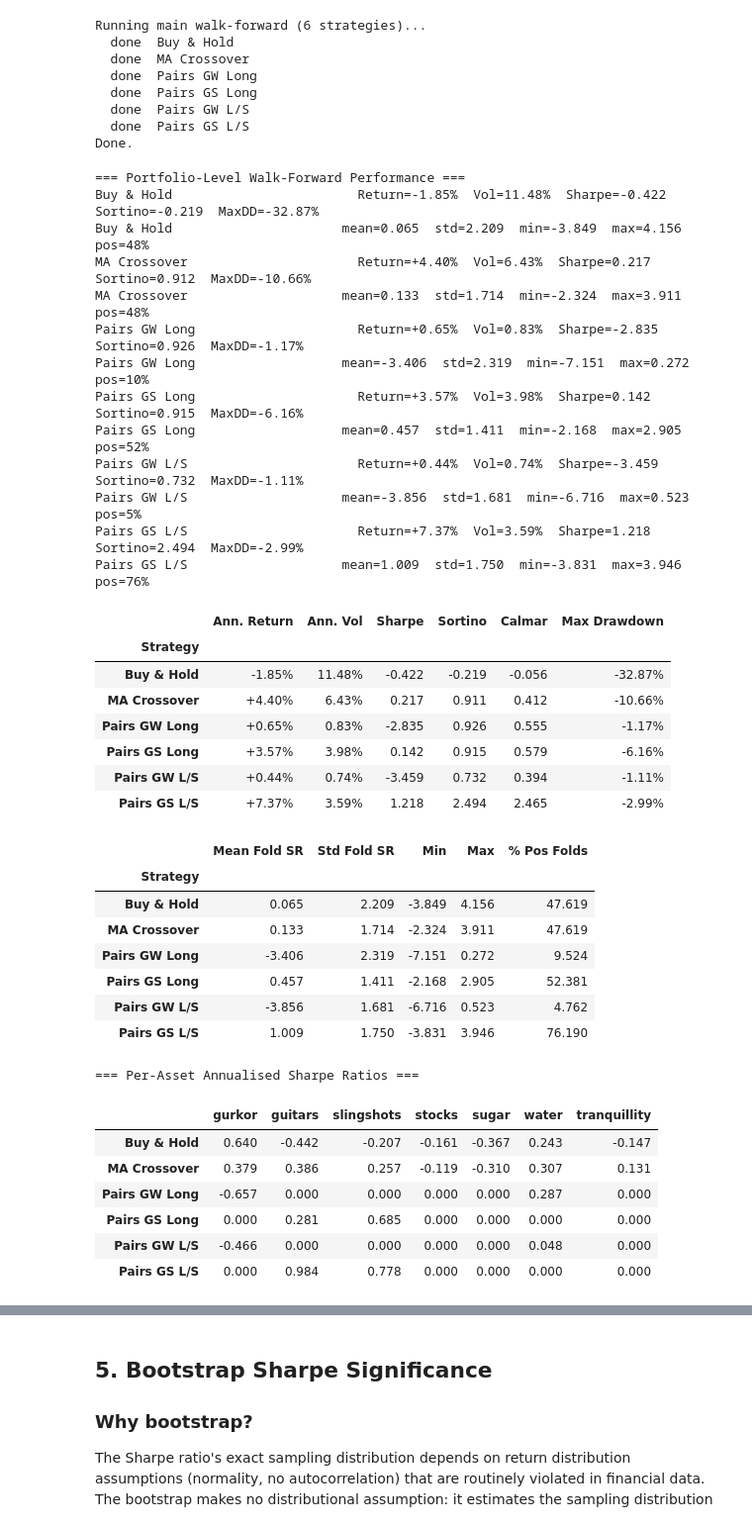
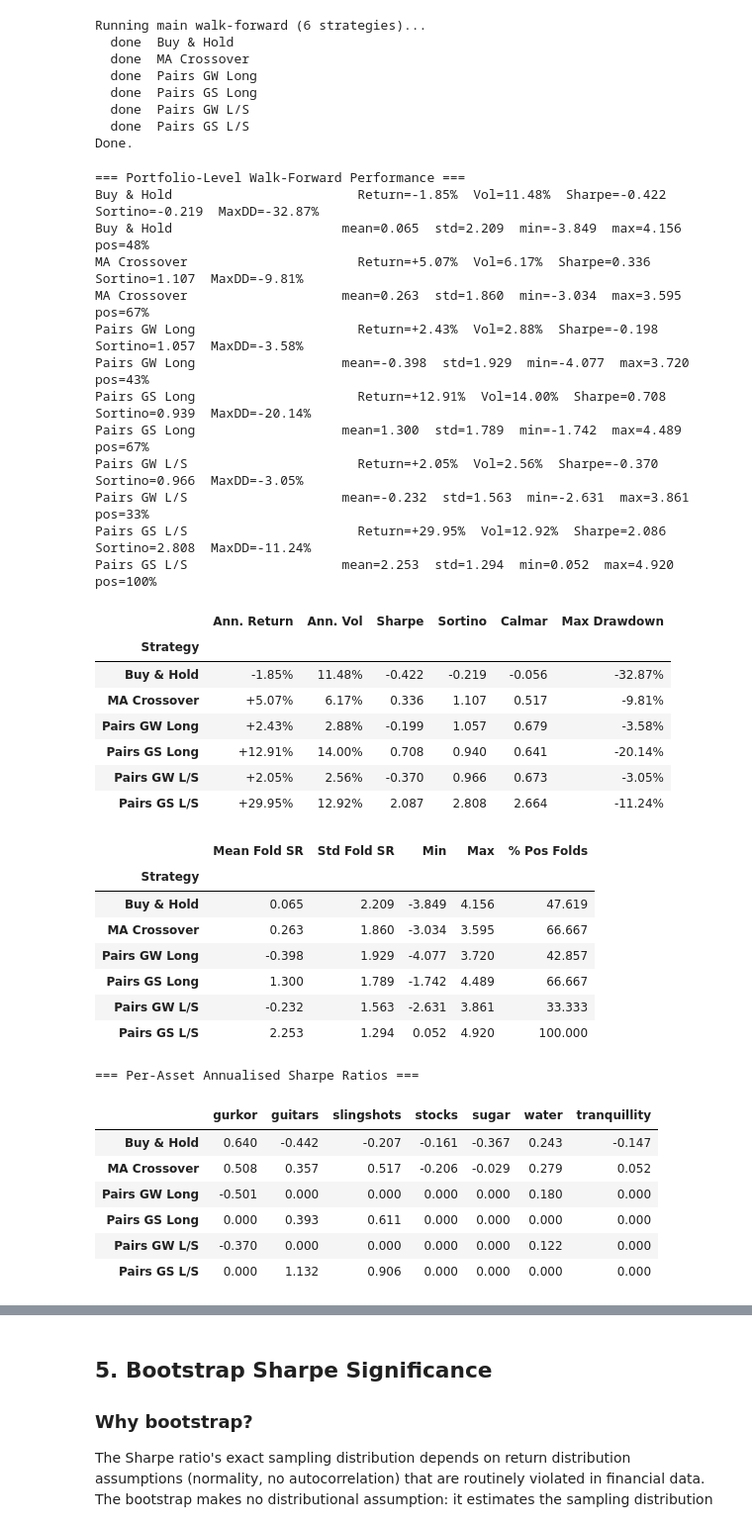
Before and after one commit to PeOll/TMS088, a Jupyter notebook: Subtasks-2/task4-merged.ipynb, the cells around one changed output, grey strips where cells are left out. Shown at 99% size. Saved outputs shown, nothing was run; the diff lists cells and outputs as text; code cells hidden in the pictures.

```diff
--- a/Subtasks-2/task4-merged.ipynb
+++ b/Subtasks-2/task4-merged.ipynb
@@ -129,21 +129,27 @@ def backtest_metrics(daily_rets, label=''):
     return {'Strategy': label, 'Ann. Return': ann_ret, 'Ann. Vol': ann_vol,
             'Sharpe': sh, 'Sortino': sortino, 'Calmar': calmar, 'Max Drawdown': mdd}
 
+def _active_cols(df):
+    """Return columns with at least one non-zero value (i.e. capital was deployed)."""
+    return [c for c in df.columns if df[c].ne(0).any()]
+
 def run_walk_forward(fold_fn, ret_df, prices_df):
     """
     fold_fn(ret_is, ret_oos, prices_w) -> pd.DataFrame with columns=SERIES.
-    Returns (oos_df, fold_sharpes) where fold_sharpes are portfolio-level per fold.
+    Returns (oos_df, fold_sharpes) where fold_sharpes are portfolio-level per fold,
+    normalised by the number of assets the strategy actually trades.
     """
     n = len(ret_df)
     oos_chunks, fold_sharpes = [], []
     pos = IS_WINDOW
     while pos + OOS_STEP <= n:
-        ret_is   = ret_df.iloc[pos - IS_WINDOW : pos]
+        ret_is   = ret_df.iloc[0 : pos]
         ret_oos  = ret_df.iloc[pos : pos + OOS_STEP]
         prices_w = prices_df.loc[ret_is.index[0] : ret_oos.index[-1]]
         oos      = fold_fn(ret_is, ret_oos, prices_w)
         oos_chunks.append(oos)
-        fold_sharpes.append(sharpe(oos.mean(axis=1)))
+        active = _active_cols(oos)
+        fold_sharpes.append(sharpe(oos[active].mean(axis=1)))
         pos += OOS_STEP
     return pd.concat(oos_chunks), fold_sharpes
 
@@ -375,7 +381,8 @@ def make_pairs_fold(A, B, variant='lo'):
             z_is = pairs_z_score(log_is, A, B, w).reindex(ret_is.index).values
             for ez in ENTRY_GRID:
                 pA, pB = state_fn(z_is, ez)
-                pair_ret = pA * ret_is[A].values + pB * ret_is[B].values
+                flat_frac = (np.abs(pA) + np.abs(pB) == 0).astype(float)
+                pair_ret  = pA * ret_is[A].values + pB * ret_is[B].values + flat_frac * rf_daily
                 sh = sharpe(pd.Series(pair_ret, index=ret_is.index))
                 if sh > best_sh:
                     best_sh, best_win, best_ez = sh, w, ez
@@ -386,9 +393,12 @@ def make_pairs_fold(A, B, variant='lo'):
         pA_ser = pd.Series(pA_all, index=log_w.index).reindex(ret_oos.index).fillna(0)
         pB_ser = pd.Series(pB_all, index=log_w.index).reindex(ret_oos.index).fillna(0)
 
+        pA_arr  = pA_ser.values
+        pB_arr  = pB_ser.values
+        flat_rf = (np.abs(pA_arr) + np.abs(pB_arr) == 0).astype(float) * rf_daily
         out     = pd.DataFrame(0.0, index=ret_oos.index, columns=SERIES)
-        out[A]  = pA_ser.values * ret_oos[A].values
-        out[B]  = pB_ser.values * ret_oos[B].values
+        out[A]  = pA_arr * ret_oos[A].values + flat_rf / 2
+        out[B]  = pB_arr * ret_oos[B].values + flat_rf / 2
         return out
 
     return fold_fn
@@ -556,68 +578,68 @@ Done.
 print('=== Portfolio-Level Walk-Forward Performance ===')
 metric_rows, fold_rows = [], []
 for name, _ in MAIN_STRATS:
-    port = WF[name]['rets'].mean(axis=1)
+    port = WF[name]['rets'][STRAT_ACTIVE[name]].mean(axis=1)
     metric_rows.append(backtest_metrics(port, label=name))
     fold_rows.append(fold_stats(WF[name]['fold_srs'], label=name))
 
 perf_tbl = pd.DataFrame(metric_rows).set_index('Strategy').round(4)
 perf_tbl['Ann. Return']  = perf_tbl['Ann. Return'].map('{:+.2%}'.format)
 perf_tbl['Ann. Vol']     = perf_tbl['Ann. Vol'].map('{:.2%}'.format)
 perf_tbl['Max Drawdown'] = perf_tbl['Max Drawdown'].map('{:.2%}'.format)
 perf_tbl['Sharpe']       = perf_tbl['Sharpe'].map('{:.3f}'.format)
 perf_tbl['Sortino']      = perf_tbl['Sortino'].map('{:.3f}'.format)
 perf_tbl['Calmar']       = perf_tbl['Calmar'].map('{:.3f}'.format)
 display(perf_tbl)
 
 print()
 display(pd.DataFrame(fold_rows).set_index('Strategy').round(3))
 
 # Per-asset Sharpe matrix (strategies × assets)
 sharpe_mat = pd.DataFrame(
     {name: {col: sharpe(WF[name]['rets'][col]) for col in SERIES}
      for name, _ in MAIN_STRATS}
 ).T
 print()
 print('=== Per-Asset Annualised Sharpe Ratios ===')
 display(sharpe_mat.round(3))
 # %% [output]
 === Portfolio-Level Walk-Forward Performance ===
 Buy & Hold                        Return=-1.85%  Vol=11.48%  Sharpe=-0.422  Sortino=-0.219  MaxDD=-32.87%
 Buy & Hold                      mean=0.065  std=2.209  min=-3.849  max=4.156  pos=48%
-MA Crossover                      Return=+4.40%  Vol=6.43%  Sharpe=0.217  Sortino=0.912  MaxDD=-10.66%
-MA Crossover                    mean=0.133  std=1.714  min=-2.324  max=3.911  pos=48%
-Pairs GW Long                     Return=+0.65%  Vol=0.83%  Sharpe=-2.835  Sortino=0.926  MaxDD=-1.17%
-Pairs GW Long                   mean=-3.406  std=2.319  min=-7.151  max=0.272  pos=10%
-Pairs GS Long                     Return=+3.57%  Vol=3.98%  Sharpe=0.142  Sortino=0.915  MaxDD=-6.16%
-Pairs GS Long                   mean=0.457  std=1.411  min=-2.168  max=2.905  pos=52%
-Pairs GW L/S                      Return=+0.44%  Vol=0.74%  Sharpe=-3.459  Sortino=0.732  MaxDD=-1.11%
-Pairs GW L/S                    mean=-3.856  std=1.681  min=-6.716  max=0.523  pos=5%
-Pairs GS L/S                      Return=+7.37%  Vol=3.59%  Sharpe=1.218  Sortino=2.494  MaxDD=-2.99%
-Pairs GS L/S                    mean=1.009  std=1.750  min=-3.831  max=3.946  pos=76%
+MA Crossover                      Return=+5.07%  Vol=6.17%  Sharpe=0.336  Sortino=1.107  MaxDD=-9.81%
+MA Crossover                    mean=0.263  std=1.860  min=-3.034  max=3.595  pos=67%
+Pairs GW Long                     Return=+2.43%  Vol=2.88%  Sharpe=-0.198  Sortino=1.057  MaxDD=-3.58%
+Pairs GW Long                   mean=-0.398  std=1.929  min=-4.077  max=3.720  pos=43%
+Pairs GS Long                     Return=+12.91%  Vol=14.00%  Sharpe=0.708  Sortino=0.939  MaxDD=-20.14%
+Pairs GS Long                   mean=1.300  std=1.789  min=-1.742  max=4.489  pos=67%
+Pairs GW L/S                      Return=+2.05%  Vol=2.56%  Sharpe=-0.370  Sortino=0.966  MaxDD=-3.05%
+Pairs GW L/S                    mean=-0.232  std=1.563  min=-2.631  max=3.861  pos=33%
+Pairs GS L/S                      Return=+29.95%  Vol=12.92%  Sharpe=2.086  Sortino=2.808  MaxDD=-11.24%
+Pairs GS L/S                    mean=2.253  std=1.294  min=0.052  max=4.920  pos=100%
 |  | Ann. Return | Ann. Vol | Sharpe | Sortino | Calmar | Max Drawdown |
 | Strategy |  |  |  |  |  |  |
 | Buy & Hold | -1.85% | 11.48% | -0.422 | -0.219 | -0.056 | -32.87% |
-| MA Crossover | +4.40% | 6.43% | 0.217 | 0.911 | 0.412 | -10.66% |
-| Pairs GW Long | +0.65% | 0.83% | -2.835 | 0.926 | 0.555 | -1.17% |
-| Pairs GS Long | +3.57% | 3.98% | 0.142 | 0.915 | 0.579 | -6.16% |
-| Pairs GW L/S | +0.44% | 0.74% | -3.459 | 0.732 | 0.394 | -1.11% |
-| Pairs GS L/S | +7.37% | 3.59% | 1.218 | 2.494 | 2.465 | -2.99% |
+| MA Crossover | +5.07% | 6.17% | 0.336 | 1.107 | 0.517 | -9.81% |
+| Pairs GW Long | +2.43% | 2.88% | -0.199 | 1.057 | 0.679 | -3.58% |
+| Pairs GS Long | +12.91% | 14.00% | 0.708 | 0.940 | 0.641 | -20.14% |
+| Pairs GW L/S | +2.05% | 2.56% | -0.370 | 0.966 | 0.673 | -3.05% |
+| Pairs GS L/S | +29.95% | 12.92% | 2.087 | 2.808 | 2.664 | -11.24% |
 |  | Mean Fold SR | Std Fold SR | Min | Max | % Pos Folds |
 | Strategy |  |  |  |  |  |
 | Buy & Hold | 0.065 | 2.209 | -3.849 | 4.156 | 47.619 |
-| MA Crossover | 0.133 | 1.714 | -2.324 | 3.911 | 47.619 |
-| Pairs GW Long | -3.406 | 2.319 | -7.151 | 0.272 | 9.524 |
-| Pairs GS Long | 0.457 | 1.411 | -2.168 | 2.905 | 52.381 |
-| Pairs GW L/S | -3.856 | 1.681 | -6.716 | 0.523 | 4.762 |
-| Pairs GS L/S | 1.009 | 1.750 | -3.831 | 3.946 | 76.190 |
+| MA Crossover | 0.263 | 1.860 | -3.034 | 3.595 | 66.667 |
+| Pairs GW Long | -0.398 | 1.929 | -4.077 | 3.720 | 42.857 |
+| Pairs GS Long | 1.300 | 1.789 | -1.742 | 4.489 | 66.667 |
+| Pairs GW L/S | -0.232 | 1.563 | -2.631 | 3.861 | 33.333 |
+| Pairs GS L/S | 2.253 | 1.294 | 0.052 | 4.920 | 100.000 |
 === Per-Asset Annualised Sharpe Ratios ===
 |  | gurkor | guitars | slingshots | stocks | sugar | water | tranquillity |
 | Buy & Hold | 0.640 | -0.442 | -0.207 | -0.161 | -0.367 | 0.243 | -0.147 |
-| MA Crossover | 0.379 | 0.386 | 0.257 | -0.119 | -0.310 | 0.307 | 0.131 |
-| Pairs GW Long | -0.657 | 0.000 | 0.000 | 0.000 | 0.000 | 0.287 | 0.000 |
-| Pairs GS Long | 0.000 | 0.281 | 0.685 | 0.000 | 0.000 | 0.000 | 0.000 |
-| Pairs GW L/S | -0.466 | 0.000 | 0.000 | 0.000 | 0.000 | 0.048 | 0.000 |
-| Pairs GS L/S | 0.000 | 0.984 | 0.778 | 0.000 | 0.000 | 0.000 | 0.000 |
+| MA Crossover | 0.508 | 0.357 | 0.517 | -0.206 | -0.029 | 0.279 | 0.052 |
+| Pairs GW Long | -0.501 | 0.000 | 0.000 | 0.000 | 0.000 | 0.180 | 0.000 |
+| Pairs GS Long | 0.000 | 0.393 | 0.611 | 0.000 | 0.000 | 0.000 | 0.000 |
+| Pairs GW L/S | -0.370 | 0.000 | 0.000 | 0.000 | 0.000 | 0.122 | 0.000 |
+| Pairs GS L/S | 0.000 | 1.132 | 0.906 | 0.000 | 0.000 | 0.000 | 0.000 |
 # %%
 ASSET_COLORS = dict(zip(SERIES, plt.cm.tab10(np.linspace(0, 0.9, len(SERIES)))))
 STRAT_COLORS = dict(zip([n for n,_ in MAIN_STRATS],
```
Also changed, not shown: parts of 10 cells of this notebook, 19 other files.
